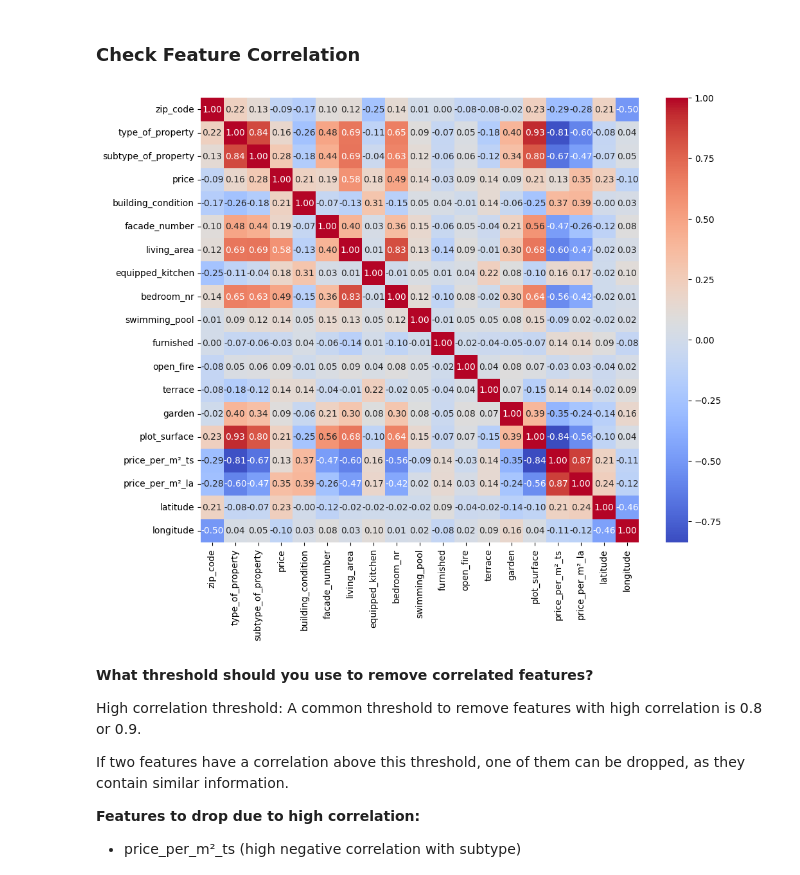
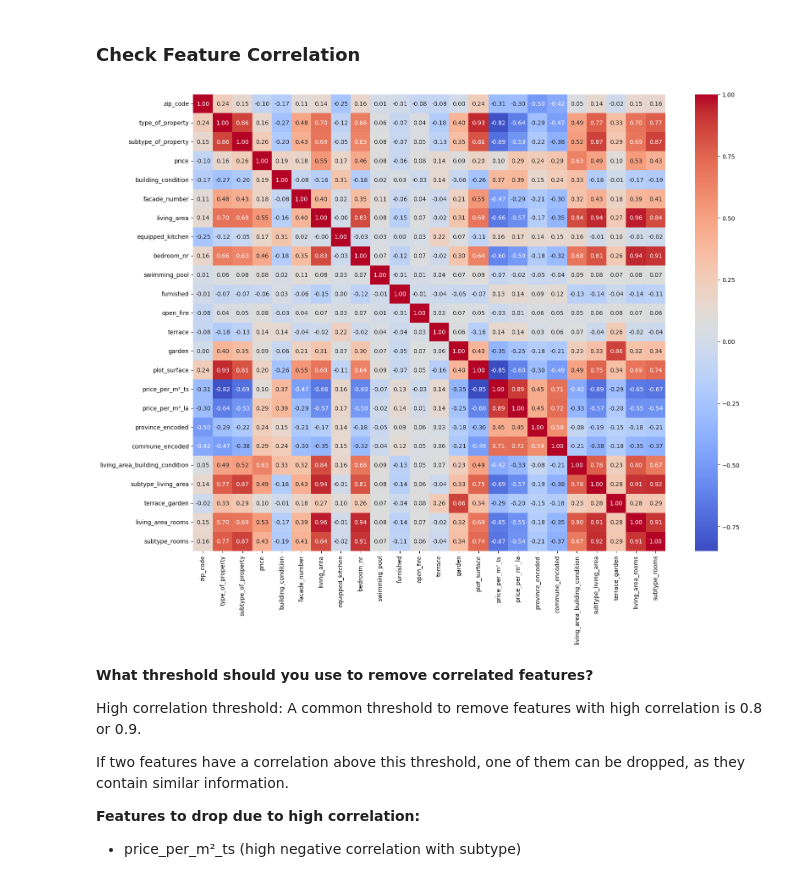
Before and after one commit to Miriam-Stoehr/challenge-regression, a Jupyter notebook: 2-feature-engineering.ipynb, the cells around one changed output. Drawn from its saved outputs; the diff is of its cells as text; code cells hidden in the pictures.

```diff
--- a/2-feature-engineering.ipynb
+++ b/2-feature-engineering.ipynb
@@ -176,0 +284,15 @@ belgium_map"""
+# %%
+# Calculating average price per sqm per province
+province_avg_price = df_filtered.groupby('province')['price_per_m²_la'].mean()
+
+# Sort provinces by average price per sqm in descending order
+sorted_provinces = province_avg_price.sort_values(ascending=False)
+
+# Create a mapping for label encoding
+province_label_mapping = {province: label for label, province in enumerate(sorted_provinces.index[::-1], start=1)}
+
+# Apply mapping to the 'province' column
+df_filtered.loc[:,'province_encoded'] = df_filtered['province'].map(province_label_mapping)
+
+# Check the result
+df_filtered[['province', 'province_encoded', 'price', 'price_per_m²_la']].head()
@@ -176,0 +313,15 @@ belgium_map"""
+# %%
+# Calculate average price per sqm for each municipality
+commune_avg_price = df_filtered.groupby('commune')['price_per_m²_la'].mean()
+
+# Sort municipalities by average price per sqm in descending order
+sorted_communes = commune_avg_price.sort_values(ascending=False)
+
+# Reverse the sorting order so the highest price gets the highest label
+commune_label_mapping = {comm: label for label, comm in enumerate(sorted_communes.index[::-1], start=1)}
+
+# Step 5: Apply the mapping to the 'municipality' column
+df_filtered.loc[:,'commune_encoded'] = df_filtered['commune'].map(commune_label_mapping)
+
+# Check the result
+df_filtered.loc[:,['commune', 'commune_encoded', 'price', 'price_per_m²_la']].head()
@@ -176,0 +362,10 @@ belgium_map"""
+# %%
+df_filtered['living_area_building_condition'] = df_filtered['living_area'] * df_filtered['building_condition']
+
+df_filtered['subtype_living_area'] = df_filtered['subtype_of_property'] * df_filtered['living_area']
+
+df_filtered['terrace_garden'] = df_filtered['terrace'] * df_filtered['garden']
+
+df_filtered['living_area_rooms'] = df_filtered['living_area'] * df_filtered['bedroom_nr']
+
+df_filtered['subtype_rooms'] = df_filtered['subtype_of_property'] * df_filtered['bedroom_nr']
@@ -178,22 +391,22 @@ belgium_map"""
 ### Check Feature Correlation
 # %%
 # Select only numerical columns (e.g., int and float types)
-numerical_df = df_encoded.select_dtypes(include=['number'])
+numerical_df = df_filtered.select_dtypes(include=['number'])
 # %%
 # Compute the Spearman correlation matrix
 corr_matrix = numerical_df.corr(method='spearman')
 
 # Display the correlation matrix using a heatmap
 import seaborn as sns
 import matplotlib.pyplot as plt
 
 # Set the figure size to make the heatmap larger
-plt.figure(figsize=(11, 9))  # Adjust the size to your preference
+plt.figure(figsize=(18, 14))  # Adjust the size to your preference
 
 sns.heatmap(corr_matrix, annot=True, cmap='coolwarm', fmt='.2f')
 plt.show()
 # %% [output]
-[figure, old version]
+[figure, new version]
 # %% [markdown]
 **What threshold should you use to remove correlated features?**
 
```
Also changed, not shown: parts of 32 cells of this notebook, 10 other files.
